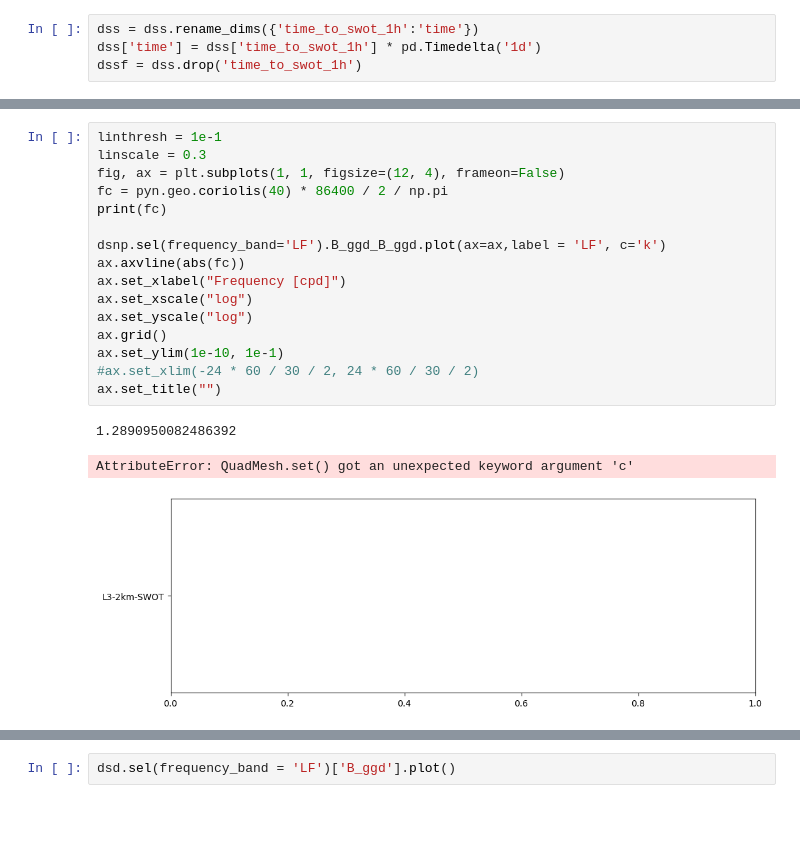
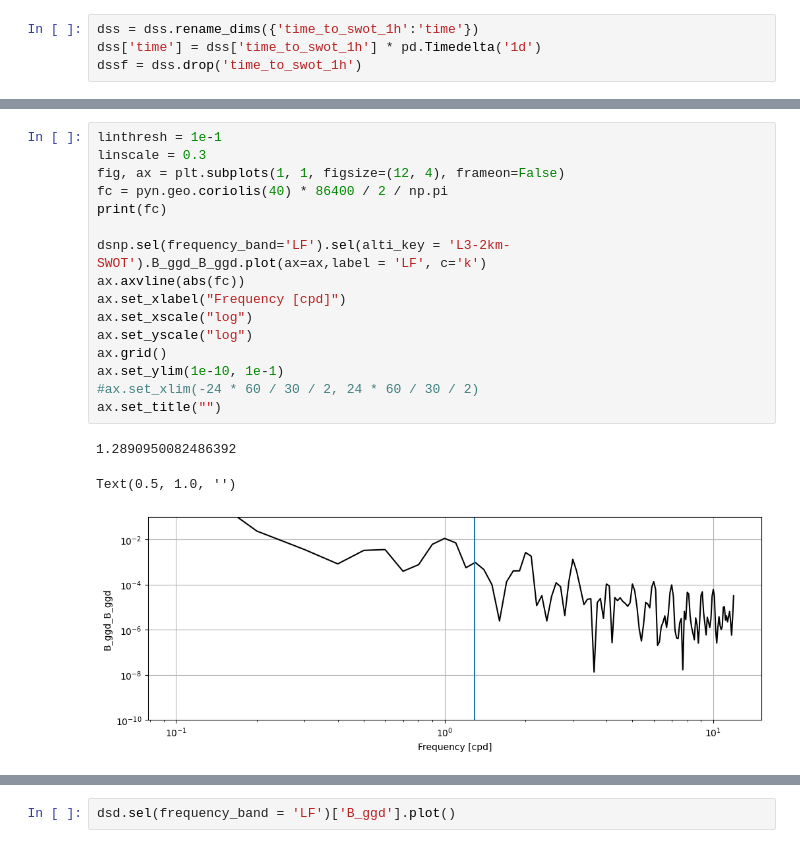
Before and after one commit to margot-demol/med_analysis, a Jupyter notebook: 32_deltaT_10d_15m_remove.ipynb, the cells around one changed output, grey strips where cells are left out. Cells and saved outputs as stored; diff of their text form; blank space fills up the shorter version.

```diff
--- a/32_deltaT_10d_15m_remove.ipynb
+++ b/32_deltaT_10d_15m_remove.ipynb
@@ -337,20 +302,20 @@ dsnp = sum(negpos_spectra(dsp, freqkey="frequency"))
 # %%
 linthresh = 1e-1
 linscale = 0.3
 fig, ax = plt.subplots(1, 1, figsize=(12, 4), frameon=False)
 fc = pyn.geo.coriolis(40) * 86400 / 2 / np.pi
 print(fc)
 
-dsnp.sel(frequency_band='LF').B_ggd_B_ggd.plot(ax=ax,label = 'LF', c='k')
+dsnp.sel(frequency_band='LF').sel(alti_key = 'L3-2km-SWOT').B_ggd_B_ggd.plot(ax=ax,label = 'LF', c='k')
 ax.axvline(abs(fc))
 ax.set_xlabel("Frequency [cpd]")
 ax.set_xscale("log")
 ax.set_yscale("log")
 ax.grid()
 ax.set_ylim(1e-10, 1e-1)
 #ax.set_xlim(-24 * 60 / 30 / 2, 24 * 60 / 30 / 2)
 ax.set_title("")
 # %% [output]
 1.2890950082486392
-AttributeError: QuadMesh.set() got an unexpected keyword argument 'c'
+Text(0.5, 1.0, '')
-[figure, old version]
+[figure, new version]
```
Also changed, not shown: parts of 17 cells of this notebook, 2 other files.
